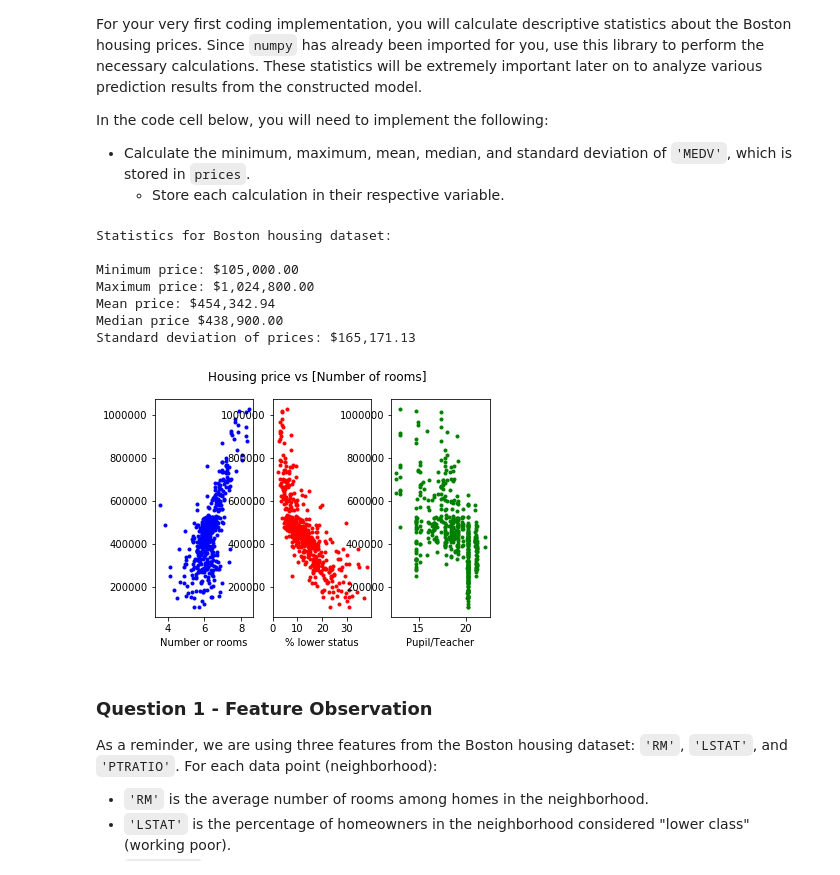
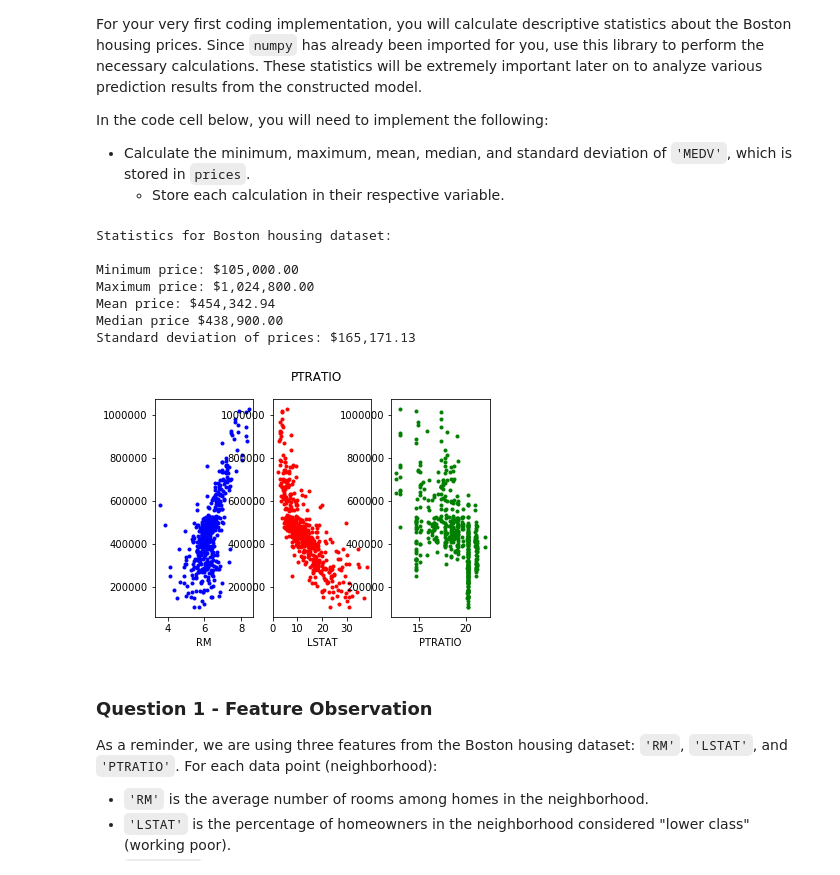
Before and after one commit to knatarasan/machine-learning, a Jupyter notebook: projects/boston_housing/boston_housing.ipynb, the cells around one changed output. Saved outputs shown, nothing was run; the diff lists cells and outputs as text; code cells hidden in the pictures.

```diff
--- a/projects/boston_housing/boston_housing.ipynb
+++ b/projects/boston_housing/boston_housing.ipynb
@@ -70,45 +70,40 @@ mean_price =  np.mean(data['MEDV'])
 
 # TODO: Median price of the data
 median_price =  np.median(data['MEDV'])
 
 # TODO: Standard deviation of prices of the data
 std_price =  np.std(data['MEDV'])
 
 # Show the calculated statistics
 print("Statistics for Boston housing dataset:\n")
 print("Minimum price: ${:,.2f}".format(minimum_price))
 print("Maximum price: ${:,.2f}".format(maximum_price))
 print("Mean price: ${:,.2f}".format(mean_price))
 print("Median price ${:,.2f}".format(median_price))
 print("Standard deviation of prices: ${:,.2f}".format(std_price))
 
 #exploratory
 import matplotlib.pyplot as plt
 fig=plt.figure()
 
-ax1=fig.add_subplot(131)
-ax1.scatter(features.iloc[:,0].values,prices.iloc[:,].values,c='blue',marker='.')
-fig.suptitle('Housing price vs [Number of rooms]')
-ax1.set_xlabel('Number or rooms')
+colors=['b','r','g']
 
-ax2=fig.add_subplot(132)
-ax2.scatter(features.iloc[:,1].values,prices.iloc[:,].values,c='red',marker='.')
-ax2.set_xlabel('% lower status')
-
-ax3=fig.add_subplot(133)
-ax3.scatter(features.iloc[:,2].values,prices.iloc[:,].values,c='green',marker='.')
-ax3.set_xlabel('Pupil/Teacher')
+for k,i in enumerate(features.columns):
+    ax=fig.add_subplot(1,3,k+1)
+    ax.scatter(features.iloc[:,k].values,prices.iloc[:,].values,c=colors[k],marker='.')
+    fig.suptitle(i)
+    ax.set_xlabel(i)
 
 plt.show()
 # %% [output]
 Statistics for Boston housing dataset:
 
 Minimum price: $105,000.00
 Maximum price: $1,024,800.00
 Mean price: $454,342.94
 Median price $438,900.00
 Standard deviation of prices: $165,171.13
-[figure, old version]
+[figure, new version]
 # %% [markdown]
 ### Question 1 - Feature Observation
 As a reminder, we are using three features from the Boston housing dataset: `'RM'`, `'LSTAT'`, and `'PTRATIO'`. For each data point (neighborhood):
```
Also changed, not shown: parts of 11 cells of this notebook, 1 other file.
